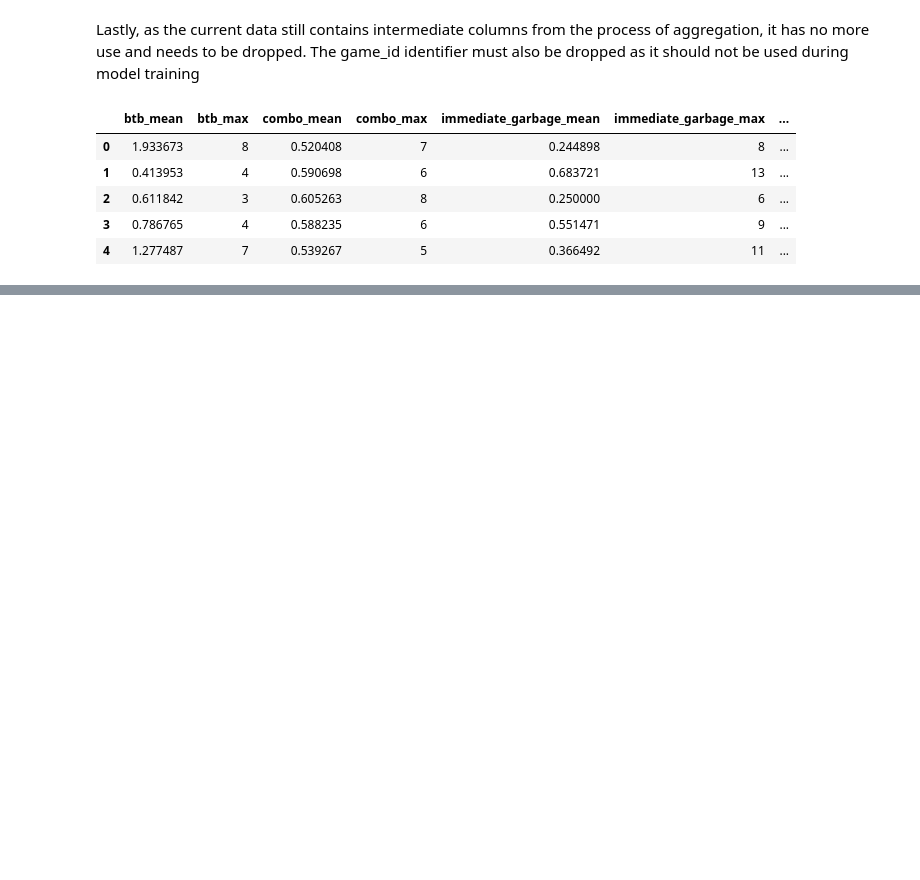
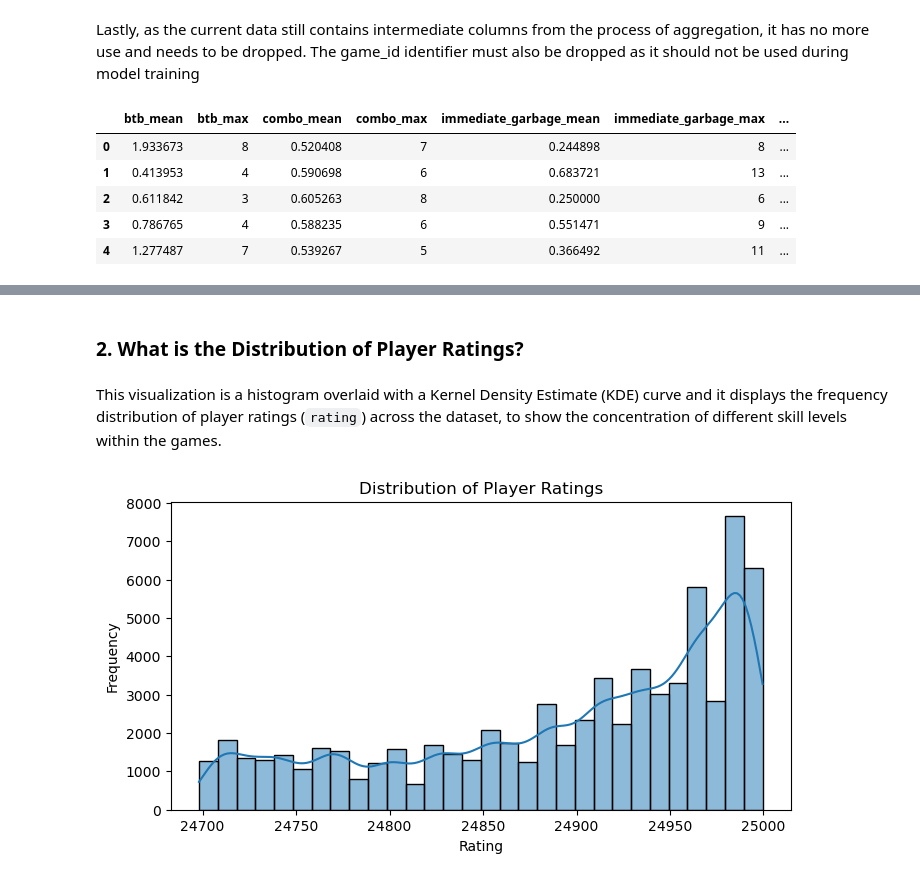
Before and after one commit to Solenad/tetrio-win-prediction, a Jupyter notebook: notebooks/STINTSY-MCO_Group3.ipynb, the cells around one changed output, grey strips where cells are left out. Saved outputs shown, nothing was run; the diff lists cells and outputs as text; code cells hidden in the pictures; blank space fills up the shorter version.

```diff
--- a/notebooks/STINTSY-MCO_Group3.ipynb
+++ b/notebooks/STINTSY-MCO_Group3.ipynb
@@ -505,0 +546,13 @@ final_df.head()
+# %% [markdown]
+### 2. What is the Distribution of Player Ratings?
+# %% [markdown]
+This visualization is a histogram overlaid with a Kernel Density Estimate (KDE) curve and it displays the frequency distribution of player ratings (`rating`) across the dataset, to show the concentration of different skill levels within the games.
+# %%
+plt.figure(figsize=(8, 4))
+sns.histplot(df["rating"], kde=True, bins=30)
+plt.title("Distribution of Player Ratings")
+plt.xlabel("Rating")
+plt.ylabel("Frequency")
+plt.show()
+# %% [output]
+[figure, added]
```
Also changed, not shown: parts of 48 cells of this notebook.
